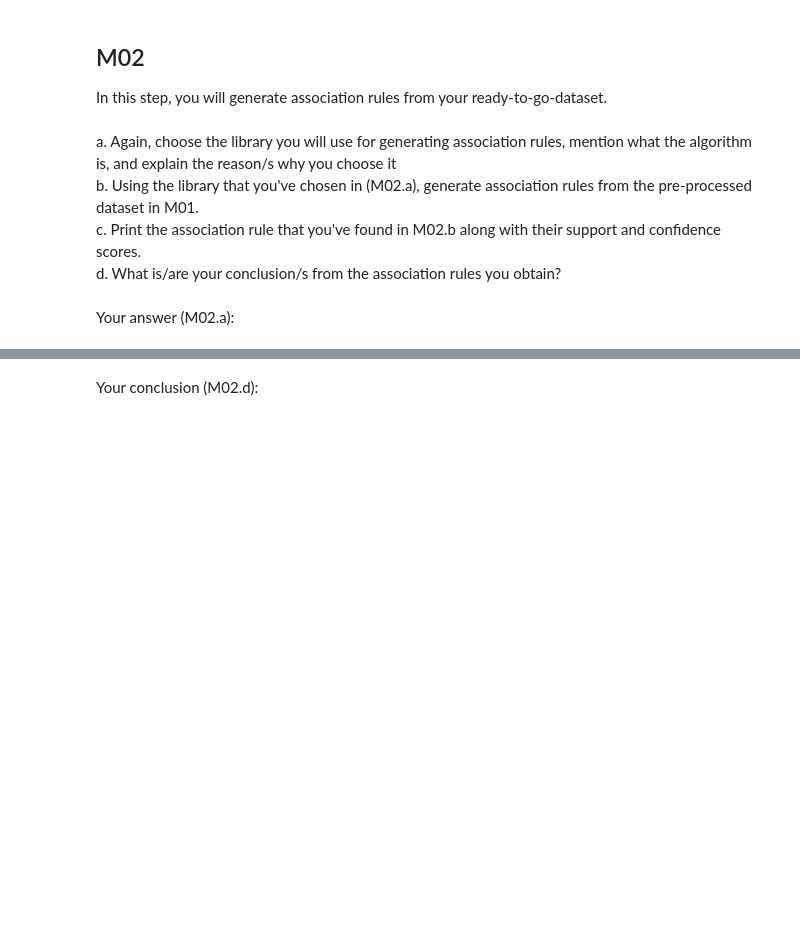
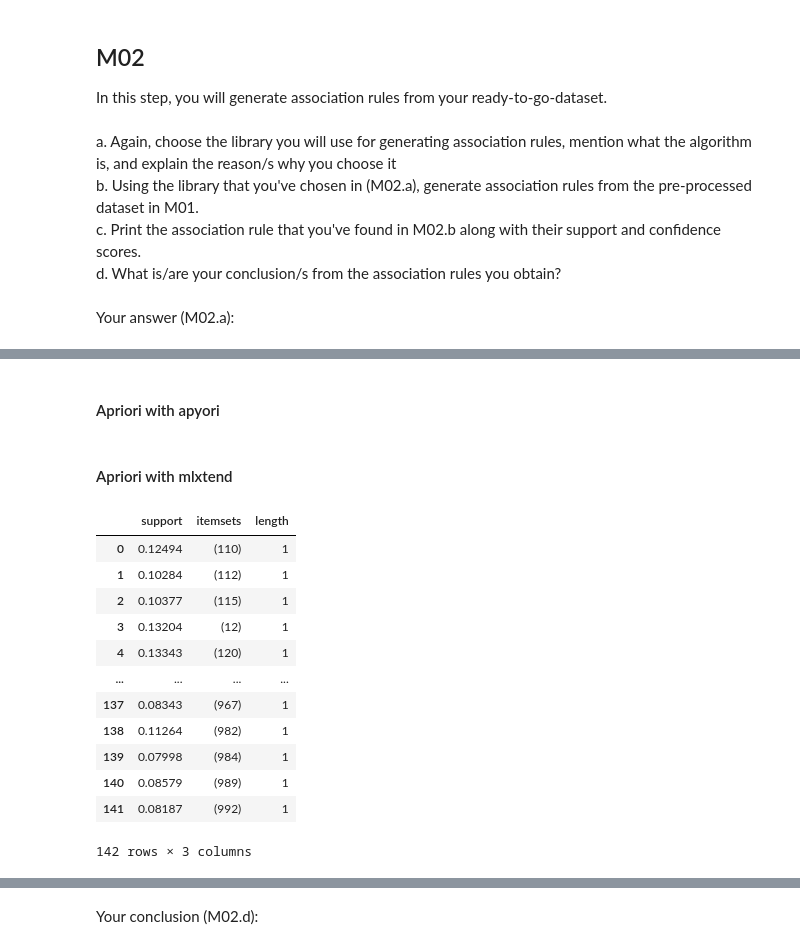
Before and after one commit to Kumaken/data-science-and-data-mining, a Jupyter notebook: Hands-ons/W7/W07_13517068_Abel_Stanley.ipynb, the cells around one changed output, grey strips where cells are left out. Saved outputs shown, nothing was run; the diff lists cells and outputs as text; code cells hidden in the pictures; blank space fills up the shorter version.

```diff
--- a/Hands-ons/W7/W07_13517068_Abel_Stanley.ipynb
+++ b/Hands-ons/W7/W07_13517068_Abel_Stanley.ipynb
@@ -147,3 +246,5 @@ Your answer (M02.a):
+# %% [markdown]
+#### Apriori with apyori
 # %%
 #put your code here for M02.b
 import numpy as np
@@ -155,0 +257,22 @@ association_results = list(association_rules)
+# %% [markdown]
+#### Apriori with mlxtend
+# %%
+from mlxtend.frequent_patterns import apriori
+frequent_itemsets = apriori(df, min_support=0.1, use_colnames=True)
+# %%
+frequent_itemsets['length'] = frequent_itemsets['itemsets'].apply(lambda x: len(x))
+frequent_itemsets
+# %% [output]
+|  | support | itemsets | length |
+| 0 | 0.12494 | (110) | 1 |
+| 1 | 0.10284 | (112) | 1 |
+| 2 | 0.10377 | (115) | 1 |
+| 3 | 0.13204 | (12) | 1 |
+| 4 | 0.13343 | (120) | 1 |
+| ... | ... | ... | ... |
+| 137 | 0.08343 | (967) | 1 |
+| 138 | 0.11264 | (982) | 1 |
+| 139 | 0.07998 | (984) | 1 |
+| 140 | 0.08579 | (989) | 1 |
+| 141 | 0.08187 | (992) | 1 |
+142 rows × 3 columns
```
Also changed, not shown: parts of 31 cells of this notebook.
